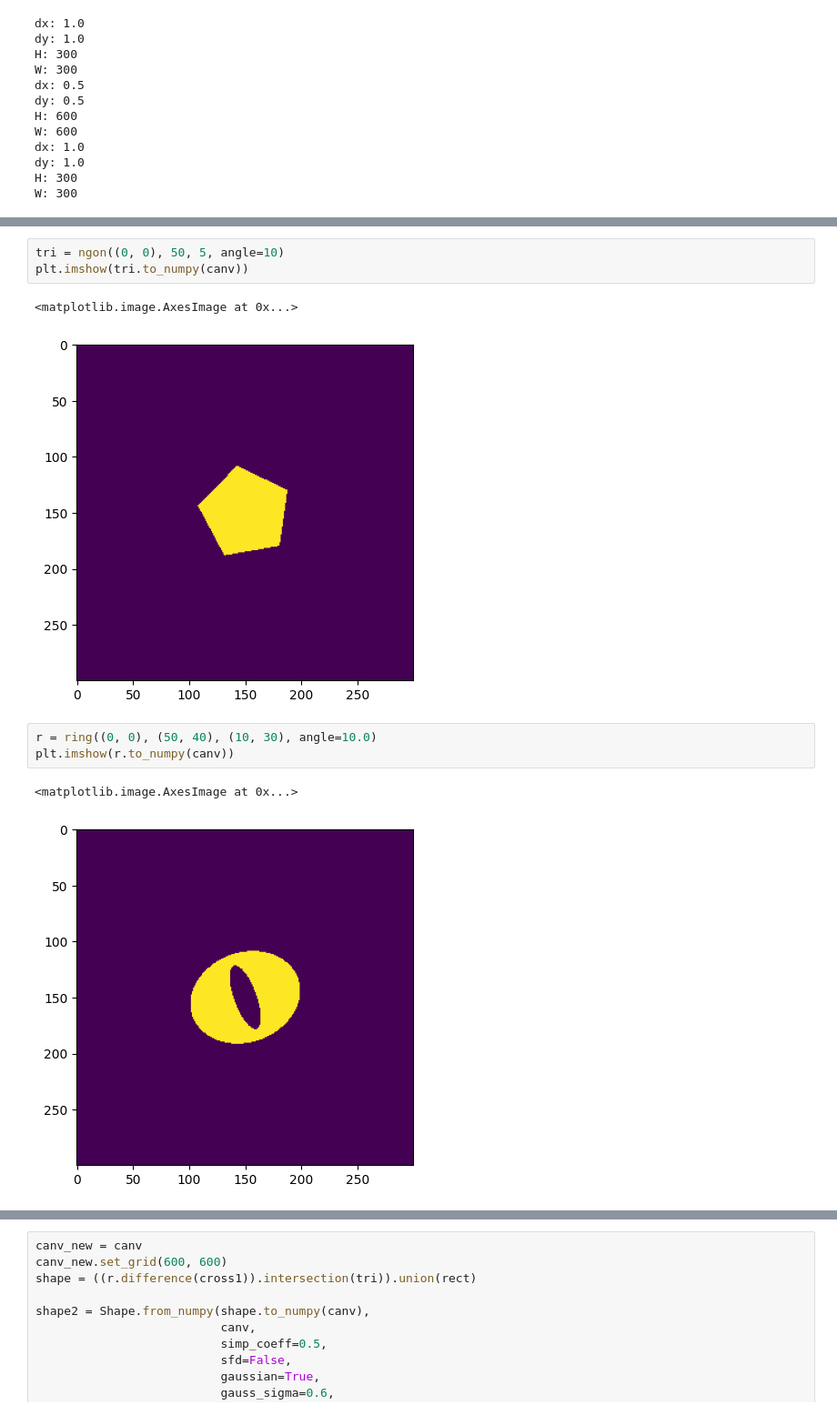
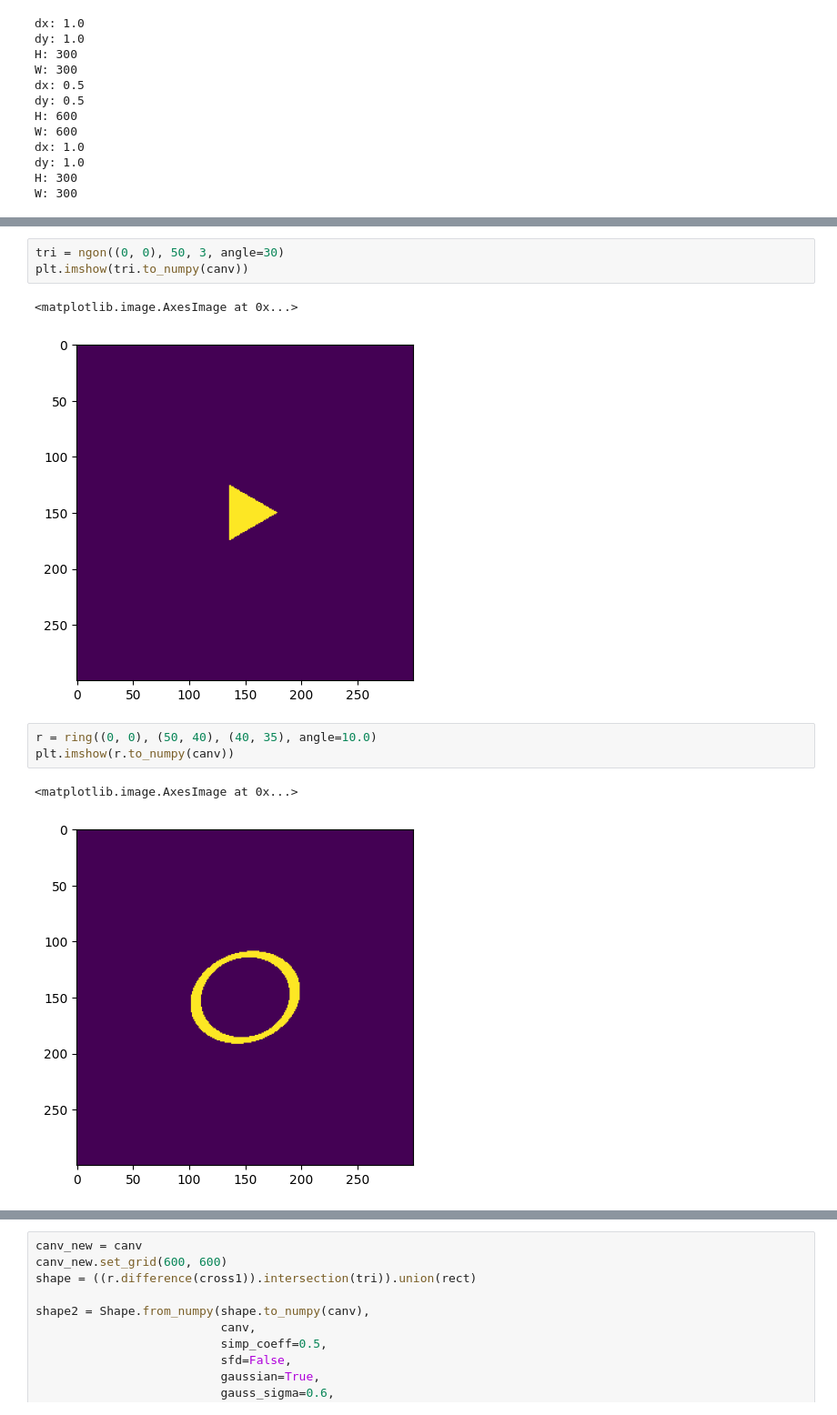
Before and after one commit to RodionovSA/Metashapes, a Jupyter notebook: Example.ipynb, the cells around one changed output, grey strips where cells are left out. Shown: that part at 91% size. Drawn from its saved outputs; the diff is of its cells as text.

```diff
--- a/Example.ipynb
+++ b/Example.ipynb
@@ -62,12 +64,12 @@ plt.imshow(cross1.to_numpy(canv))
 # %%
-tri = ngon((0, 0), 50, 5, angle=10)
+tri = ngon((0, 0), 50, 3, angle=30)
 plt.imshow(tri.to_numpy(canv))
 # %% [output]
 <matplotlib.image.AxesImage at 0x...>
-[figure, old version]
+[figure, new version]
 # %%
-r = ring((0, 0), (50, 40), (10, 30), angle=10.0)
+r = ring((0, 0), (50, 40), (40, 35), angle=10.0)
 plt.imshow(r.to_numpy(canv))
 # %% [output]
 <matplotlib.image.AxesImage at 0x...>
-[figure, old version]
+[figure, new version]
```
Also changed, not shown: parts of 8 cells of this notebook, 10 other files.
